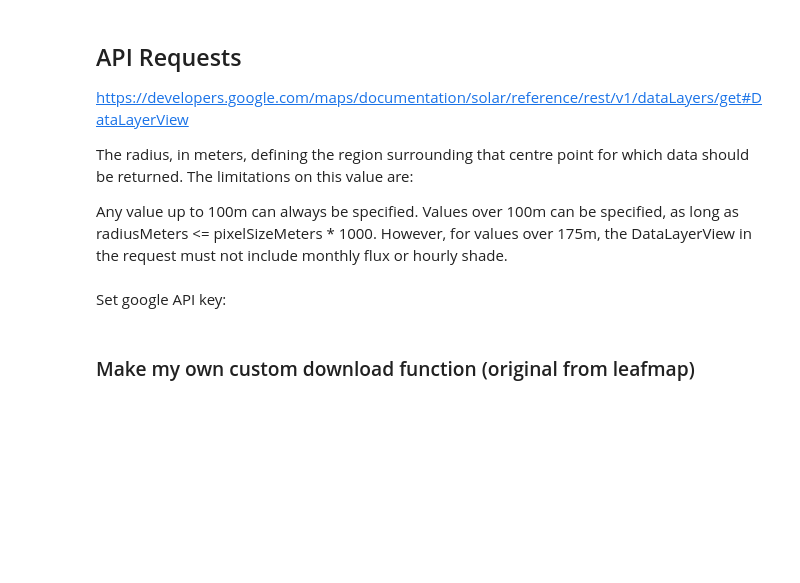
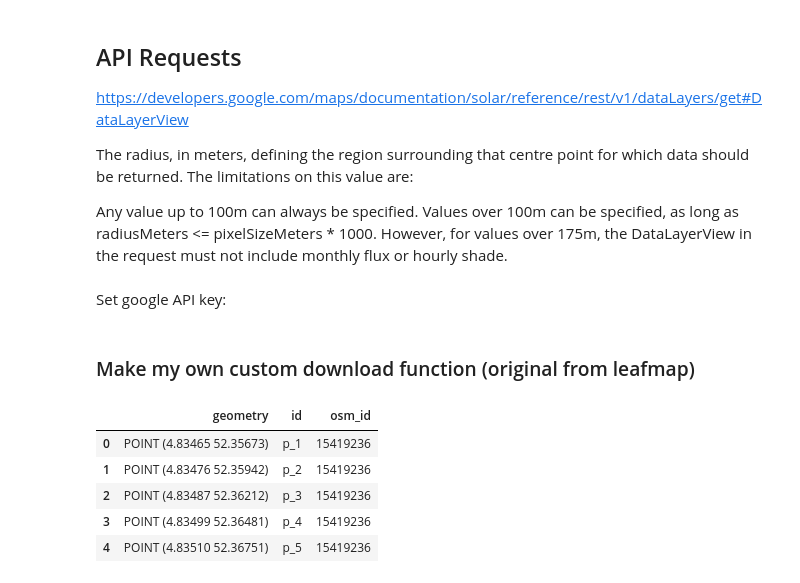
Before and after one commit to lukasbeuster/throwing_shade, a Jupyter notebook: code/240607_Download_SolarAPI.ipynb, the cells around one changed output. Cells and saved outputs as stored; diff of their text form; code cells hidden in the pictures; blank space fills up the shorter version.

```diff
--- a/code/240607_Download_SolarAPI.ipynb
+++ b/code/240607_Download_SolarAPI.ipynb
@@ -487,3 +487,12 @@ def request_data(points, radiusMeters, view, requiredQuality, pixelSizeMeters,sa
         print(out_dir)
         files = get_solar_data(lat,long,radiusMeters,view,requiredQuality,pixelSizeMeters,out_dir,osm_id,pid)
     return
+# %%
+points_gdf.head()
+# %% [output]
+|  | geometry | id | osm_id |
+| 0 | POINT (4.83465 52.35673) | p_1 | 15419236 |
+| 1 | POINT (4.83476 52.35942) | p_2 | 15419236 |
+| 2 | POINT (4.83487 52.36212) | p_3 | 15419236 |
+| 3 | POINT (4.83499 52.36481) | p_4 | 15419236 |
+| 4 | POINT (4.83510 52.36751) | p_5 | 15419236 |
```
Also changed, not shown: parts of 8 cells of this notebook, 4 other files.
